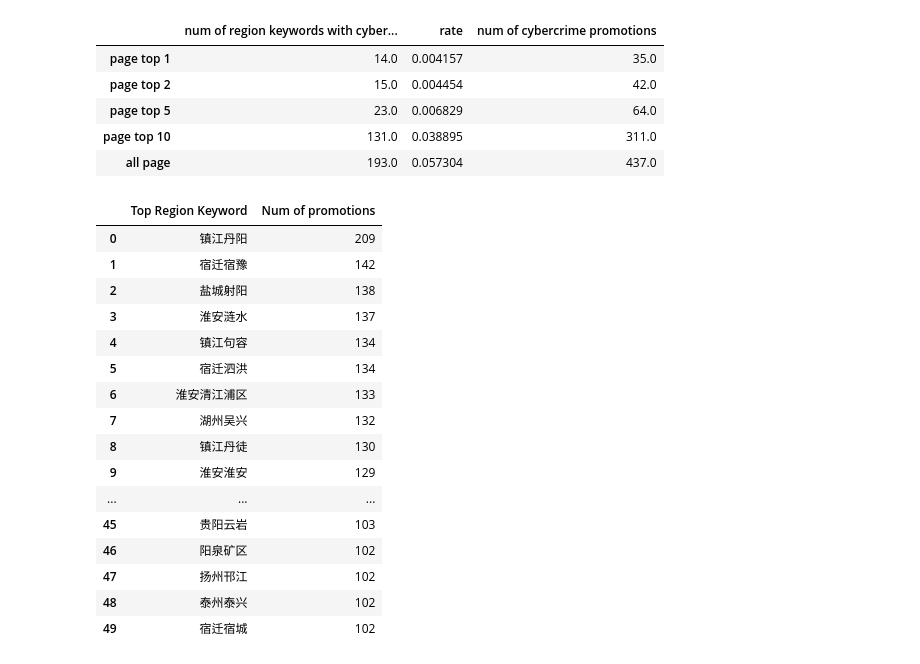
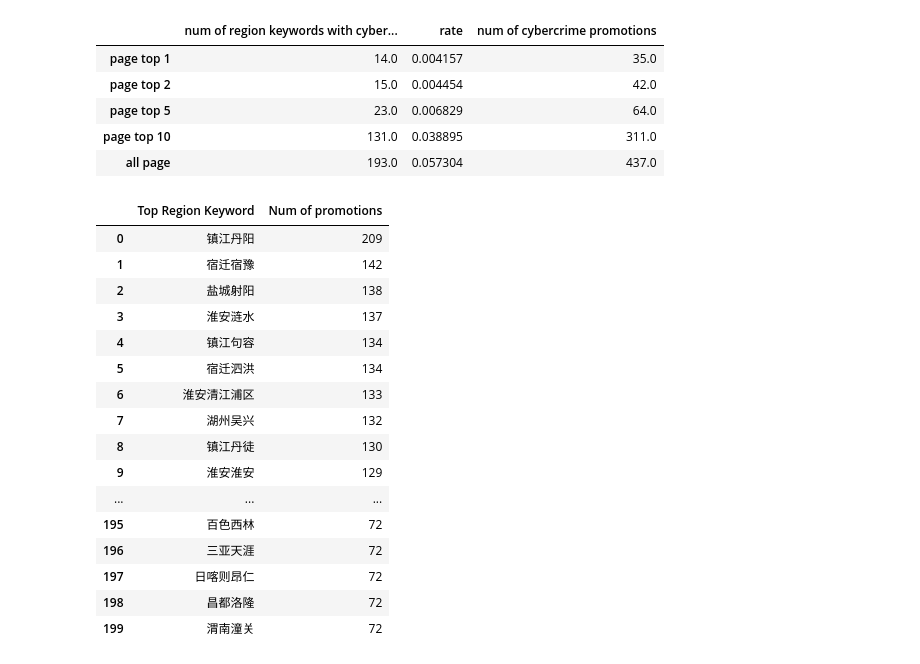
Before and after one commit to ChaseSecurity/Reflected-Search-Poisoning-for-Illicit-Promotion, a Jupyter notebook: Search_By_Region/search_by_region_analysis.ipynb, the cells around one changed output. Drawn from its saved outputs; the diff is of its cells as text; code cells hidden in the pictures.

```diff
--- a/Search_By_Region/search_by_region_analysis.ipynb
+++ b/Search_By_Region/search_by_region_analysis.ipynb
@@ -204,36 +204,37 @@ with open('region.txt', 'r', encoding='utf-8') as fp:
     regions = fp.read().splitlines()
     for region in regions:
         region_dict[region] = []
 
 for line in data:
     term, link, kwd, pagenum, time = eval(line)
     region_dict[kwd].append((term, link, kwd, pagenum, time))
 
 region_list = [(kwd, len(region_dict[kwd])) for kwd in region_dict.keys()]
 region_list.sort(key = lambda region_list:-region_list[1])
 
 table_data = {}
 table_data['Top Region Keyword'] = []
 table_data['Num of promotions'] = []
-for i in range(50):
+for i in range(200):
     table_data['Top Region Keyword'].append(region_list[i][0])
     table_data['Num of promotions'].append(region_list[i][1])
+pd.set_option('display.max_rows', 200)
 pd.DataFrame(data=table_data)
 # %% [output]
 |  | Top Region Keyword | Num of promotions |
 | 0 | 镇江丹阳 | 209 |
 | 1 | 宿迁宿豫 | 142 |
 | 2 | 盐城射阳 | 138 |
 | 3 | 淮安涟水 | 137 |
 | 4 | 镇江句容 | 134 |
 | 5 | 宿迁泗洪 | 134 |
 | 6 | 淮安清江浦区 | 133 |
 | 7 | 湖州吴兴 | 132 |
 | 8 | 镇江丹徒 | 130 |
 | 9 | 淮安淮安 | 129 |
 | ... | ... | ... |
-| 45 | 贵阳云岩 | 103 |
-| 46 | 阳泉矿区 | 102 |
-| 47 | 扬州邗江 | 102 |
-| 48 | 泰州泰兴 | 102 |
-| 49 | 宿迁宿城 | 102 |
+| 195 | 百色西林 | 72 |
+| 196 | 三亚天涯 | 72 |
+| 197 | 日喀则昂仁 | 72 |
+| 198 | 昌都洛隆 | 72 |
+| 199 | 渭南潼关 | 72 |
```
